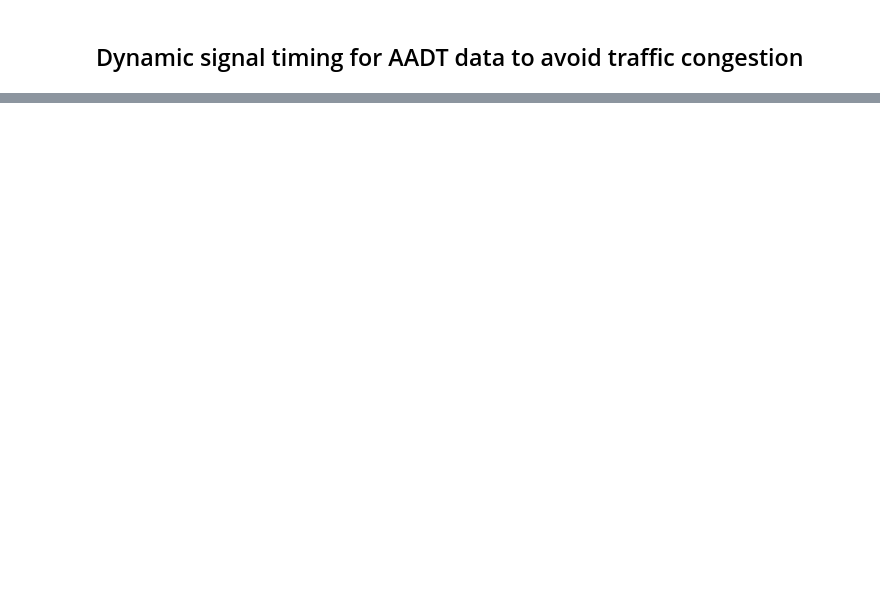
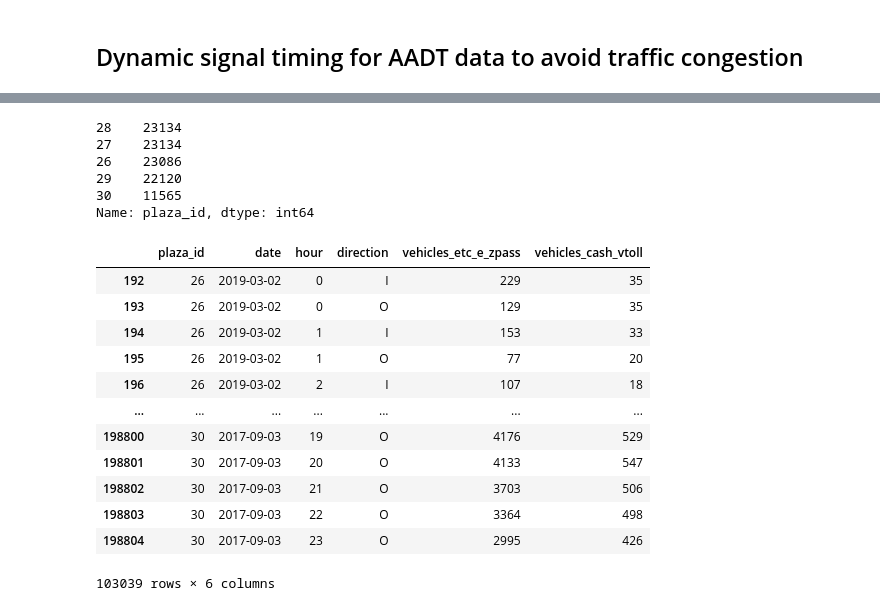
Before and after one commit to satishukadam/notebooks, a Jupyter notebook: SmartCity/DynamicSignalTimingAADT.ipynb, the cells around one changed output, grey strips where cells are left out. Saved outputs shown, nothing was run; the diff lists cells and outputs as text; code cells hidden in the pictures; blank space fills up the shorter version.

```diff
--- a/SmartCity/DynamicSignalTimingAADT.ipynb
+++ b/SmartCity/DynamicSignalTimingAADT.ipynb
@@ -35,0 +89,10 @@ df.head()
+# %%
+# The records for each plaza
+data['plaza_id'].value_counts()
+# %% [output]
+28    23134
+27    23134
+26    23086
+29    22120
+30    11565
+Name: plaza_id, dtype: int64
@@ -35,0 +101,16 @@ df.head()
+# %%
+data
+# %% [output]
+|  | plaza_id | date | hour | direction | vehicles_etc_e_zpass | vehicles_cash_vtoll |
+| 192 | 26 | 2019-03-02 | 0 | I | 229 | 35 |
+| 193 | 26 | 2019-03-02 | 0 | O | 129 | 35 |
+| 194 | 26 | 2019-03-02 | 1 | I | 153 | 33 |
+| 195 | 26 | 2019-03-02 | 1 | O | 77 | 20 |
+| 196 | 26 | 2019-03-02 | 2 | I | 107 | 18 |
+| ... | ... | ... | ... | ... | ... | ... |
+| 198800 | 30 | 2017-09-03 | 19 | O | 4176 | 529 |
+| 198801 | 30 | 2017-09-03 | 20 | O | 4133 | 547 |
+| 198802 | 30 | 2017-09-03 | 21 | O | 3703 | 506 |
+| 198803 | 30 | 2017-09-03 | 22 | O | 3364 | 498 |
+| 198804 | 30 | 2017-09-03 | 23 | O | 2995 | 426 |
+103039 rows × 6 columns
```
Also changed, not shown: parts of 8 cells of this notebook.
